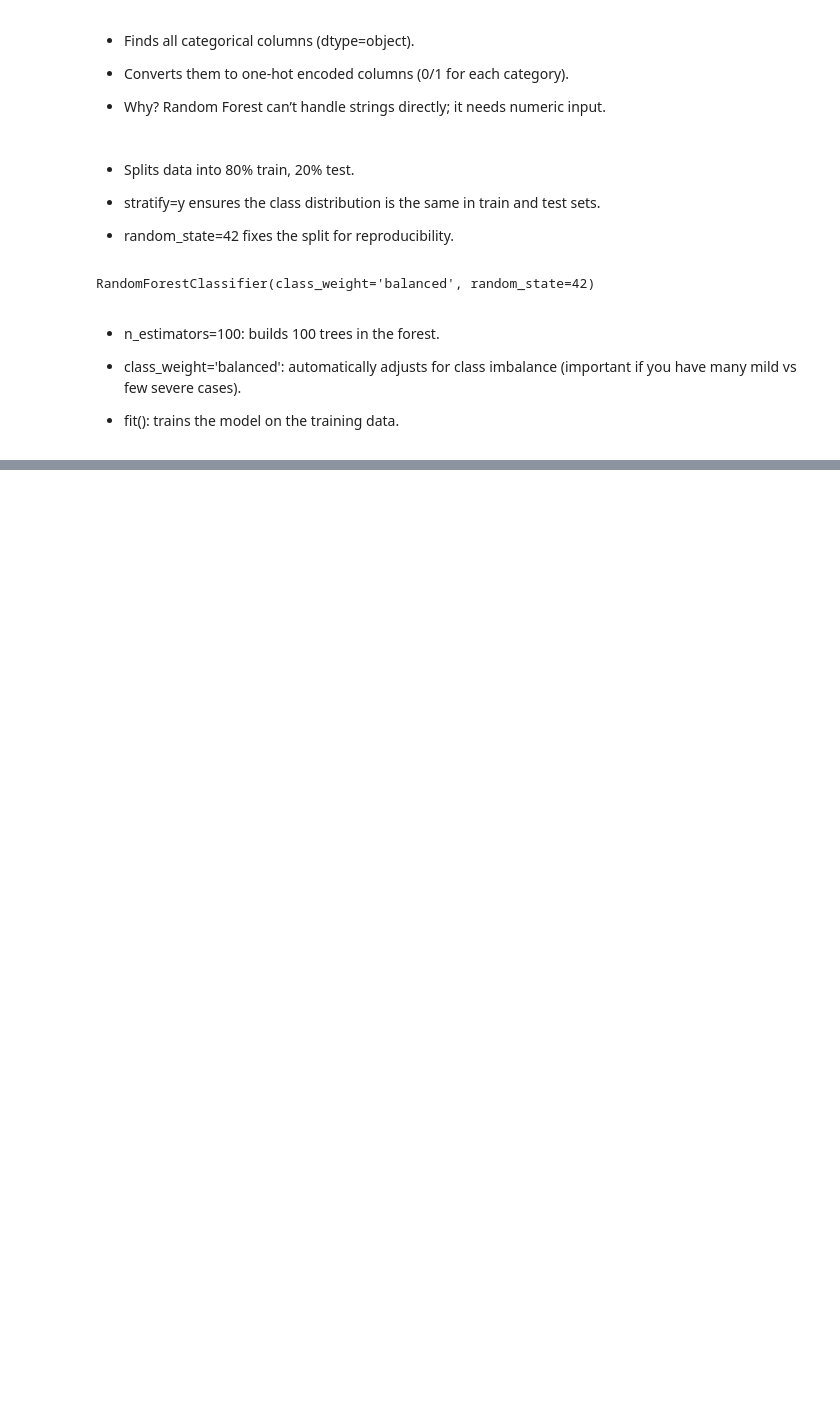
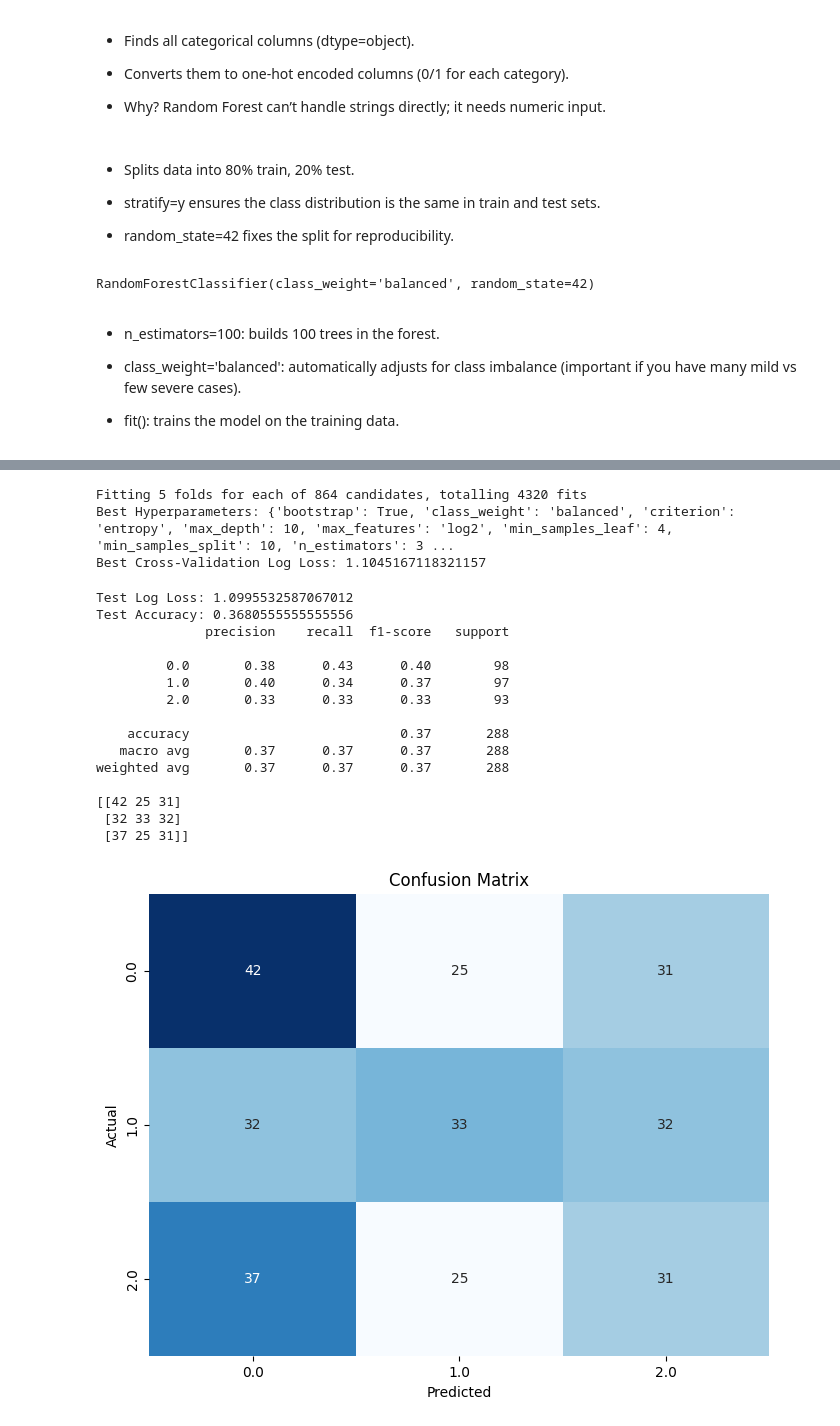
Before and after one commit to Rose1509/Drug_Labels_and_SideEffects, a Jupyter notebook: Drug Labels and Side Effects Analysis.ipynb, the cells around one changed output, grey strips where cells are left out. Saved outputs shown, nothing was run; the diff lists cells and outputs as text; code cells hidden in the pictures; blank space fills up the shorter version.

```diff
--- a/Drug Labels and Side effect.ipynb
+++ b/Drug Labels and Side Effects Analysis.ipynb
@@ -834,0 +1254,79 @@ plt.show()
+# %%
+from sklearn.model_selection import GridSearchCV
+from sklearn.model_selection import StratifiedKFold
+
+# Parameter grid
+param_grid = {
+    'n_estimators': [100, 200, 300],
+    'max_depth': [None, 10, 20, 30],
+    'min_samples_split': [2, 5, 10],
+    'min_samples_leaf': [1, 2, 4],
+    'max_features': ['sqrt', 'log2'],
+    'bootstrap': [True, False],
+    'criterion': ['gini', 'entropy'],
+    'class_weight': ['balanced']
+}
+
+cv_strategy = StratifiedKFold(n_splits=5, shuffle=True, random_state=42)
+
+# Use neg_log_loss because GridSearchCV always maximizes the score
+grid_search = GridSearchCV(estimator=model,
+                           param_grid=param_grid,
+                           cv=cv_strategy,
+                           scoring='neg_log_loss',  # <--- minimize loss
+                           n_jobs=-1,
+                           verbose=2)
+
+grid_search.fit(X_train, y_train)
+
+print("Best Hyperparameters:", grid_search.best_params_)
+print("Best Cross-Validation Log Loss:", -grid_search.best_score_)
+# %% [output]
+Fitting 5 folds for each of 864 candidates, totalling 4320 fits
+Best Hyperparameters: {'bootstrap': True, 'class_weight': 'balanced', 'criterion': 'entropy', 'max_depth': 10, 'max_features': 'log2', 'min_samples_leaf': 4, 'min_samples_split': 10, 'n_estimators': 3 ...
+Best Cross-Validation Log Loss: 1.1045167118321157
+# %%
+from sklearn.metrics import log_loss
+
+best_rf = grid_search.best_estimator_
+best_rf.fit(X_train, y_train)
+
+# Predict probabilities
+y_pred_proba = best_rf.predict_proba(X_test)
+
+# Calculate log loss
+test_loss = log_loss(y_test, y_pred_proba)
+print("Test Log Loss:", test_loss)
+
+# Optional: Accuracy & report
+y_pred = best_rf.predict(X_test)
+print("Test Accuracy:", accuracy_score(y_test, y_pred))
+print(classification_report(y_test, y_pred, zero_division=0))
+cm = confusion_matrix(y_test, y_pred)
+print(cm)
+
+# Plot confusion matrix
+plt.figure(figsize=(8, 6))
+sns.heatmap(cm, annot=True, fmt='d', cmap='Blues', cbar=False,
+            xticklabels=best_rf.classes_, yticklabels=best_rf.classes_)
+plt.xlabel('Predicted')
+plt.ylabel('Actual')
+plt.title('Confusion Matrix')
+plt.show()
+# %% [output]
+Test Log Loss: 1.0995532587067012
+Test Accuracy: 0.3680555555555556
+              precision    recall  f1-score   support
+
+         0.0       0.38      0.43      0.40        98
+         1.0       0.40      0.34      0.37        97
+         2.0       0.33      0.33      0.33        93
+
+    accuracy                           0.37       288
+   macro avg       0.37      0.37      0.37       288
+weighted avg       0.37      0.37      0.37       288
+
+[[42 25 31]
+ [32 33 32]
+ [37 25 31]]
+[figure, added]
```
Also changed, not shown: parts of 35 cells of this notebook.
